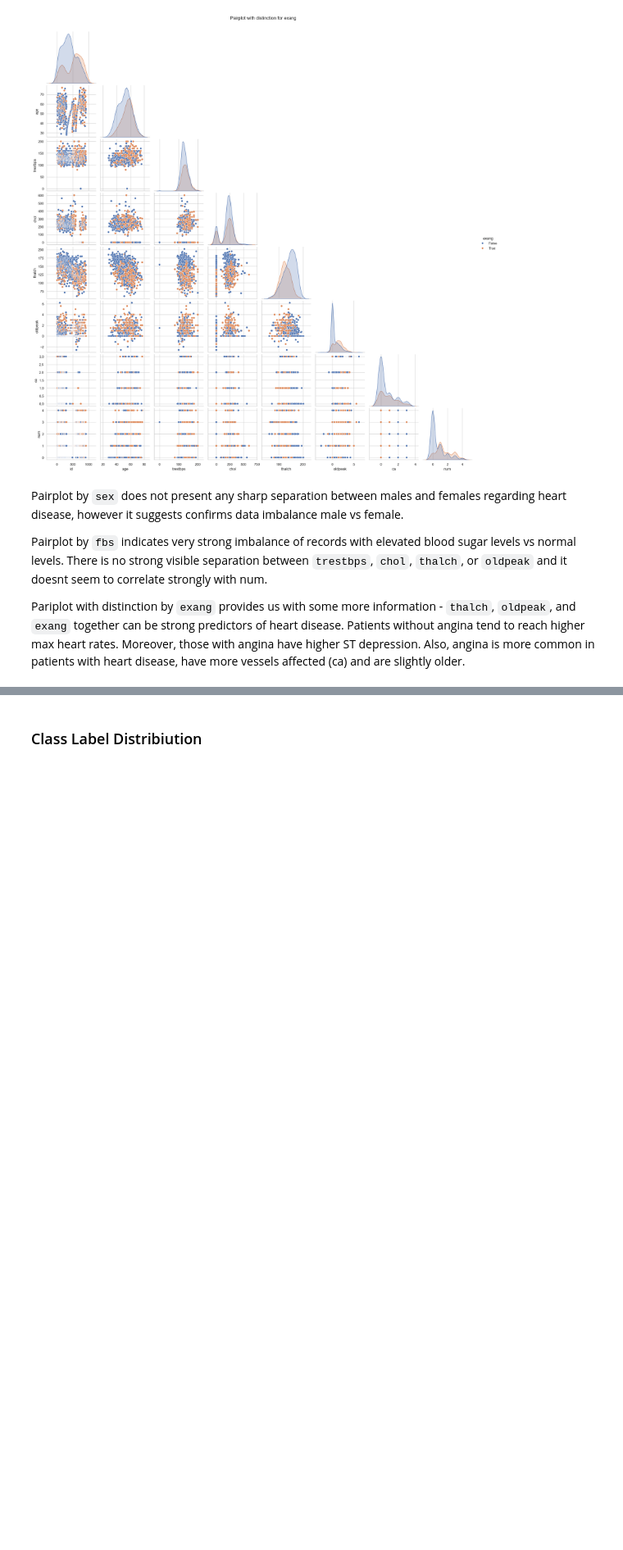
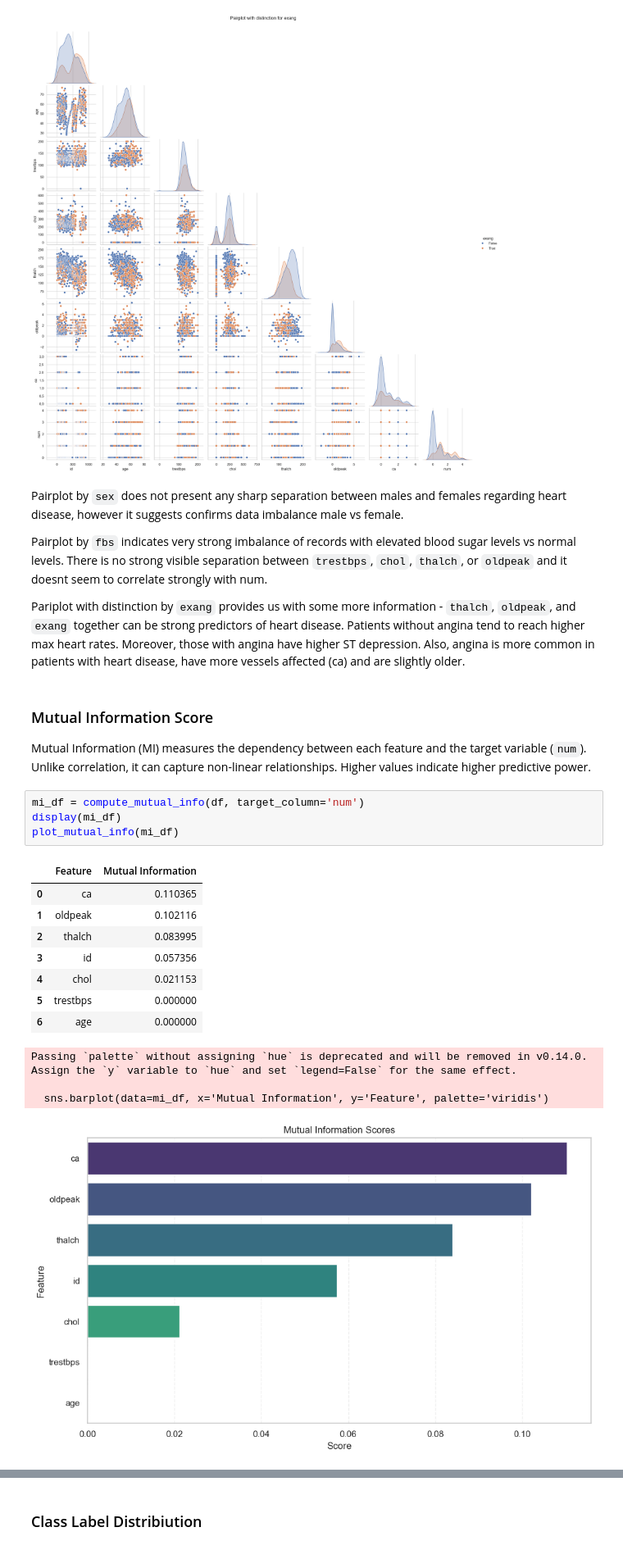
Before and after one commit to zuzannapajak/cardio-risk-prediction, a Jupyter notebook: notebooks/eda.ipynb, the cells around one changed output, grey strips where cells are left out. Shown at 82% size. Drawn from its saved outputs; the diff is of its cells as text; blank space fills up the shorter version.

```diff
--- a/notebooks/eda.ipynb
+++ b/notebooks/eda.ipynb
@@ -348,3 +385,23 @@ Pairplot by `fbs` indicates very strong imbalance of records with elevated blood
 
 Pariplot with distinction by `exang` provides us with some more information - `thalch`, `oldpeak`, and `exang` together can be strong predictors of heart disease. Patients without angina tend to reach higher max heart rates.
 Moreover, those with angina have higher ST depression. Also, angina is more common in patients with heart disease, have more vessels affected (ca) and are slightly older.
+# %% [markdown]
+### Mutual Information Score
+Mutual Information (MI) measures the dependency between each feature and the target variable (`num`). Unlike correlation, it can capture non-linear relationships. Higher values indicate higher predictive power.
+# %%
+mi_df = compute_mutual_info(df, target_column='num')
+display(mi_df)
+plot_mutual_info(mi_df)
+# %% [output]
+|  | Feature | Mutual Information |
+| 0 | ca | 0.110365 |
+| 1 | oldpeak | 0.102116 |
+| 2 | thalch | 0.083995 |
+| 3 | id | 0.057356 |
+| 4 | chol | 0.021153 |
+| 5 | trestbps | 0.000000 |
+| 6 | age | 0.000000 |
+Passing `palette` without assigning `hue` is deprecated and will be removed in v0.14.0. Assign the `y` variable to `hue` and set `legend=False` for the same effect.
+
+  sns.barplot(data=mi_df, x='Mutual Information', y='Feature', palette='viridis')
+[figure, added]
```
Also changed, not shown: parts of 12 cells of this notebook, 1 other file.
